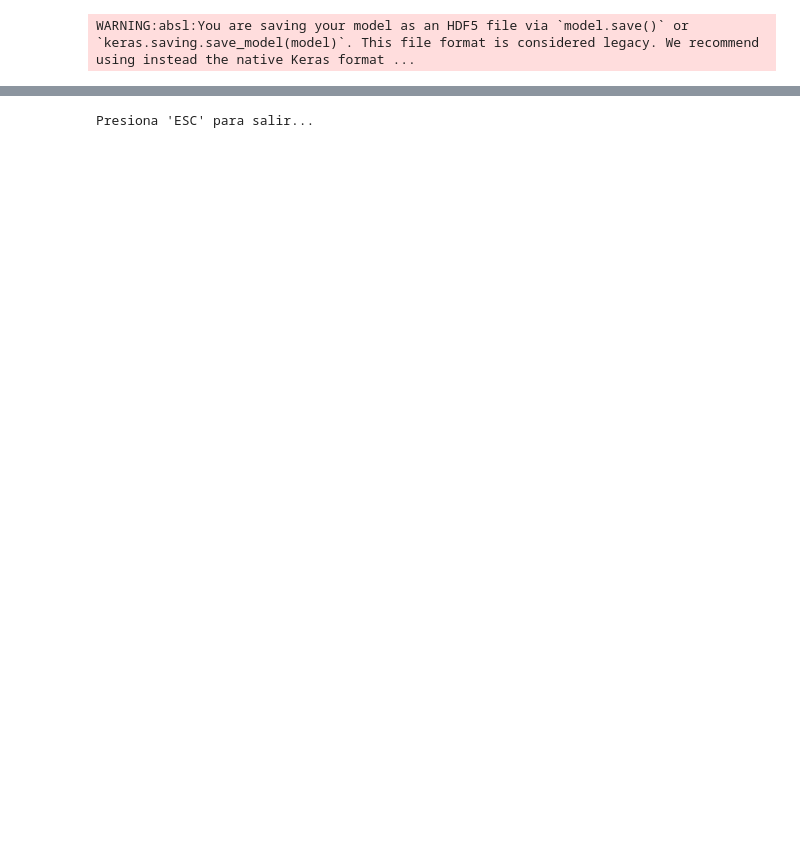
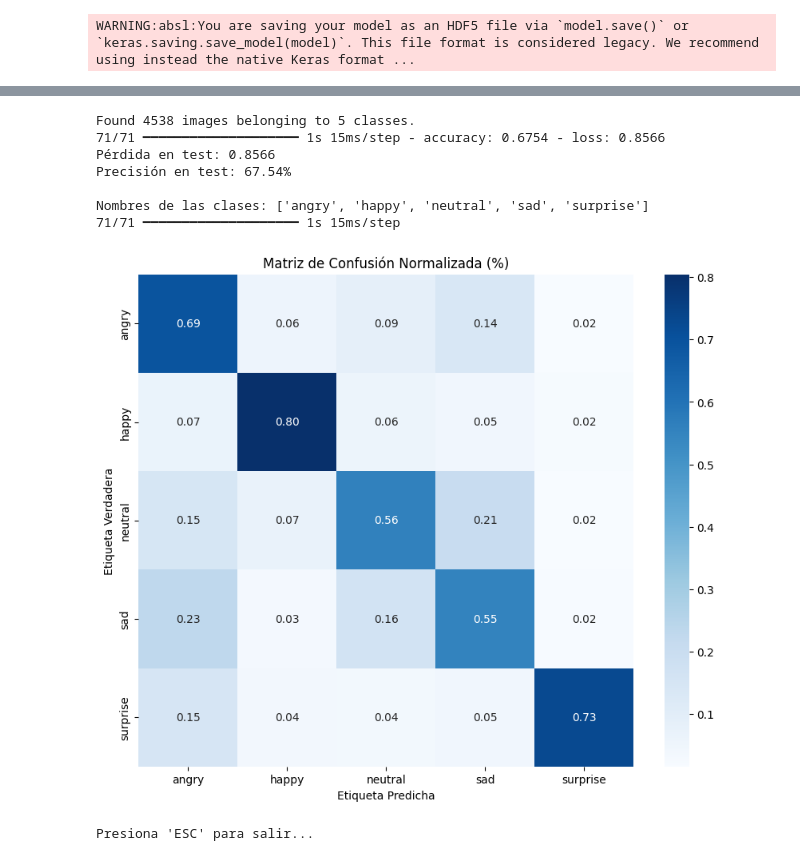
Before and after one commit to miguelink113/VC_P5_MCH, a Jupyter notebook: emotions_training_and_filters.ipynb, the cells around one changed output, grey strips where cells are left out. Saved outputs shown, nothing was run; the diff lists cells and outputs as text; code cells hidden in the pictures; blank space fills up the shorter version.

```diff
--- a/emotions_training_and_filters.ipynb
+++ b/emotions_training_and_filters.ipynb
@@ -213,3 +195,49 @@ Found 4538 images belonging to 5 classes.
 Precisión en test: 67.54%
 NameError: name 'history' is not defined
 <Figure size 800x500 with 0 Axes>
+# %%
+model = load_model('emotion_model.h5')
+
+test_generator = val_test_datagen.flow_from_directory(
+    'emotion_dataset/test',
+    target_size=(48,48),
+    color_mode='grayscale',
+    batch_size=64,
+    class_mode='categorical',
+    shuffle=False
+)
+
+test_loss, test_acc = model.evaluate(test_generator)
+print(f'Pérdida en test: {test_loss:.4f}')
+print(f'Precisión en test: {test_acc*100:.2f}%')
+
+class_names = list(test_generator.class_indices.keys())
+print(f"\nNombres de las clases: {class_names}")
+
+true_labels = test_generator.classes
+
+test_generator.reset()
+predictions_probs = model.predict(test_generator)
+
+predicted_labels = np.argmax(predictions_probs, axis=1)
+
+cm = confusion_matrix(true_labels, predicted_labels)
+
+# Normalizar por filas (suma de cada clase verdadera)
+cm_normalized = cm.astype('float') / cm.sum(axis=1)[:, np.newaxis]
+
+plt.figure(figsize=(10, 8))
+sns.heatmap(
+    cm_normalized,
+    annot=True,
+    fmt='.2f',
+    cmap='Blues',
+    xticklabels=class_names,
+    yticklabels=class_names
+)
+
+plt.ylabel('Etiqueta Verdadera')
+plt.xlabel('Etiqueta Predicha')
+plt.title('Matriz de Confusión Normalizada (%)')
+plt.show()
+# %% [output]
@@ -216 +245,9 @@ NameError: name 'history' is not defined
+Found 4538 images belonging to 5 classes.
+71/71 ━━━━━━━━━━━━━━━━━━━━ 1s 15ms/step - accuracy: 0.6754 - loss: 0.8566
+Pérdida en test: 0.8566
+Precisión en test: 67.54%
+
+Nombres de las clases: ['angry', 'happy', 'neutral', 'sad', 'surprise']
+71/71 ━━━━━━━━━━━━━━━━━━━━ 1s 15ms/step
+[figure, added]
 # %%
```
Also changed, not shown: parts of 6 cells of this notebook, 3 other files.
